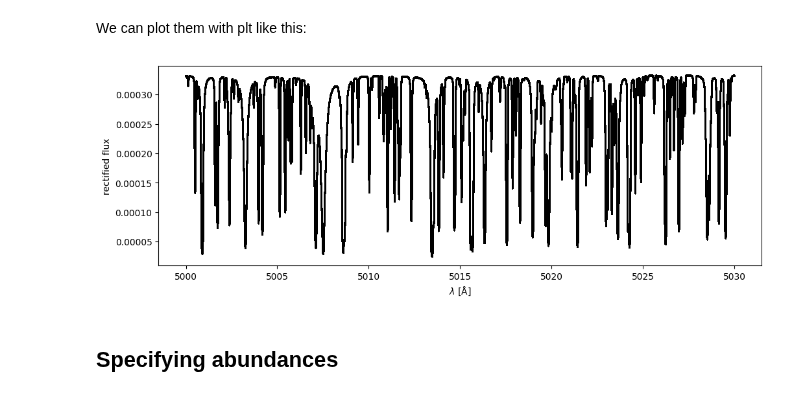
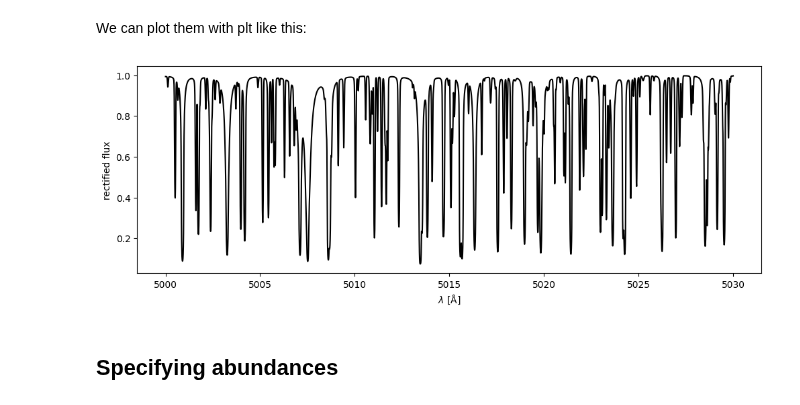
Before and after one commit to ajwheeler/Korg.jl, a Jupyter notebook: misc/Tutorial notebooks/basics/Python Basics.ipynb, the cells around one changed output. Drawn from its saved outputs; the diff is of its cells as text; code cells hidden in the pictures.

```diff
--- a/misc/Tutorial notebooks/basics/Python Basics.ipynb
+++ b/misc/Tutorial notebooks/basics/Python Basics.ipynb
@@ -84,11 +84,11 @@ sol.flux
 We can plot them with plt like this:
 # %%
 plt.figure(figsize=(12, 4))
-plt.plot(sol.wavelengths, sol.flux / sol.cntm, "k-")
+plt.plot(sol.wavelengths, np.array(sol.flux) / np.array(sol.cntm), "k-")
 plt.xlabel("$\lambda$ [Å]")
 plt.ylabel("rectified flux");
 # %% [output]
-[figure, old version]
+[figure, new version]
 # %% [markdown]
 ## Specifying abundances
 # %% [markdown]
```
Also changed, not shown: parts of 3 cells of this notebook.
